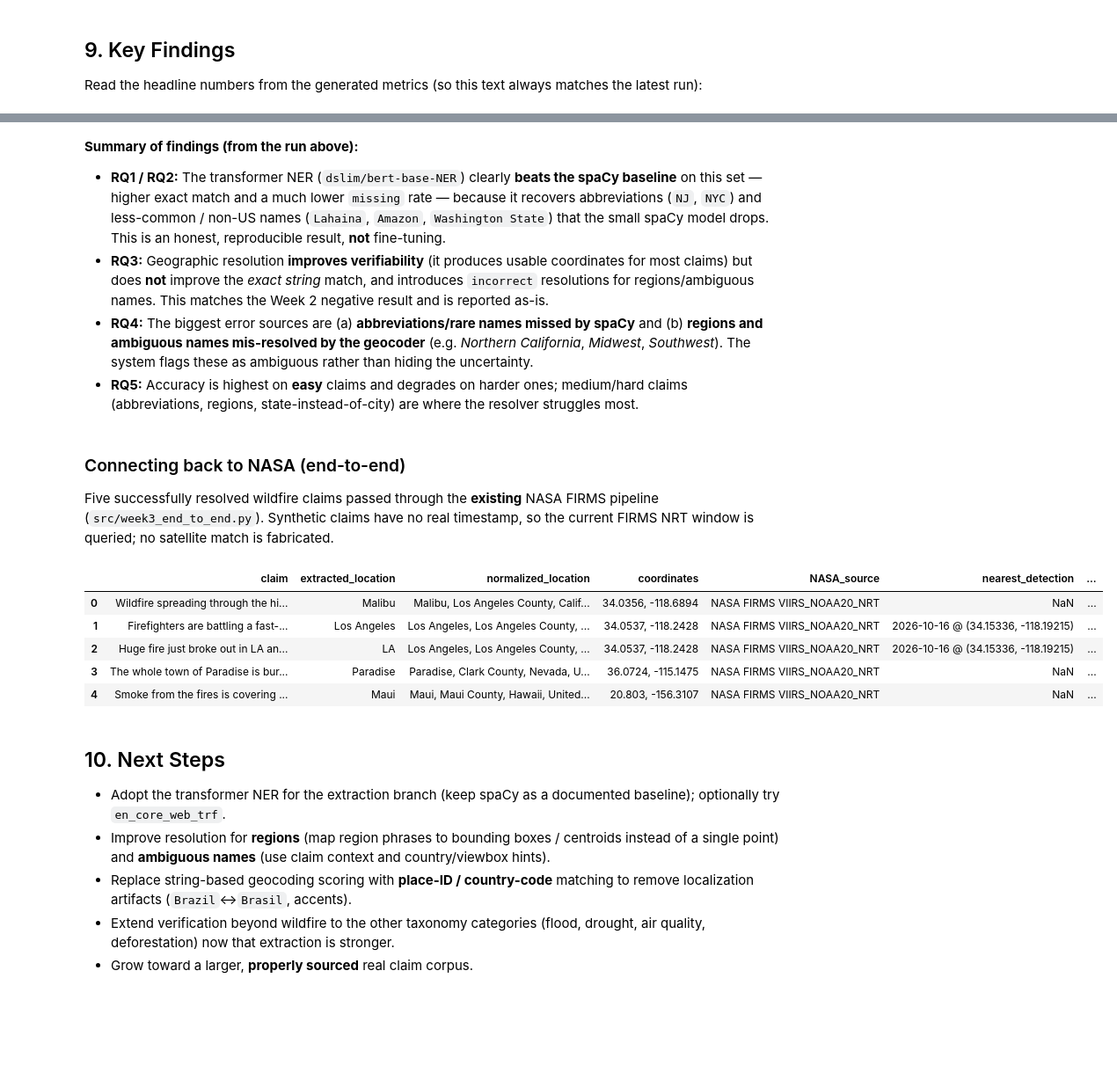
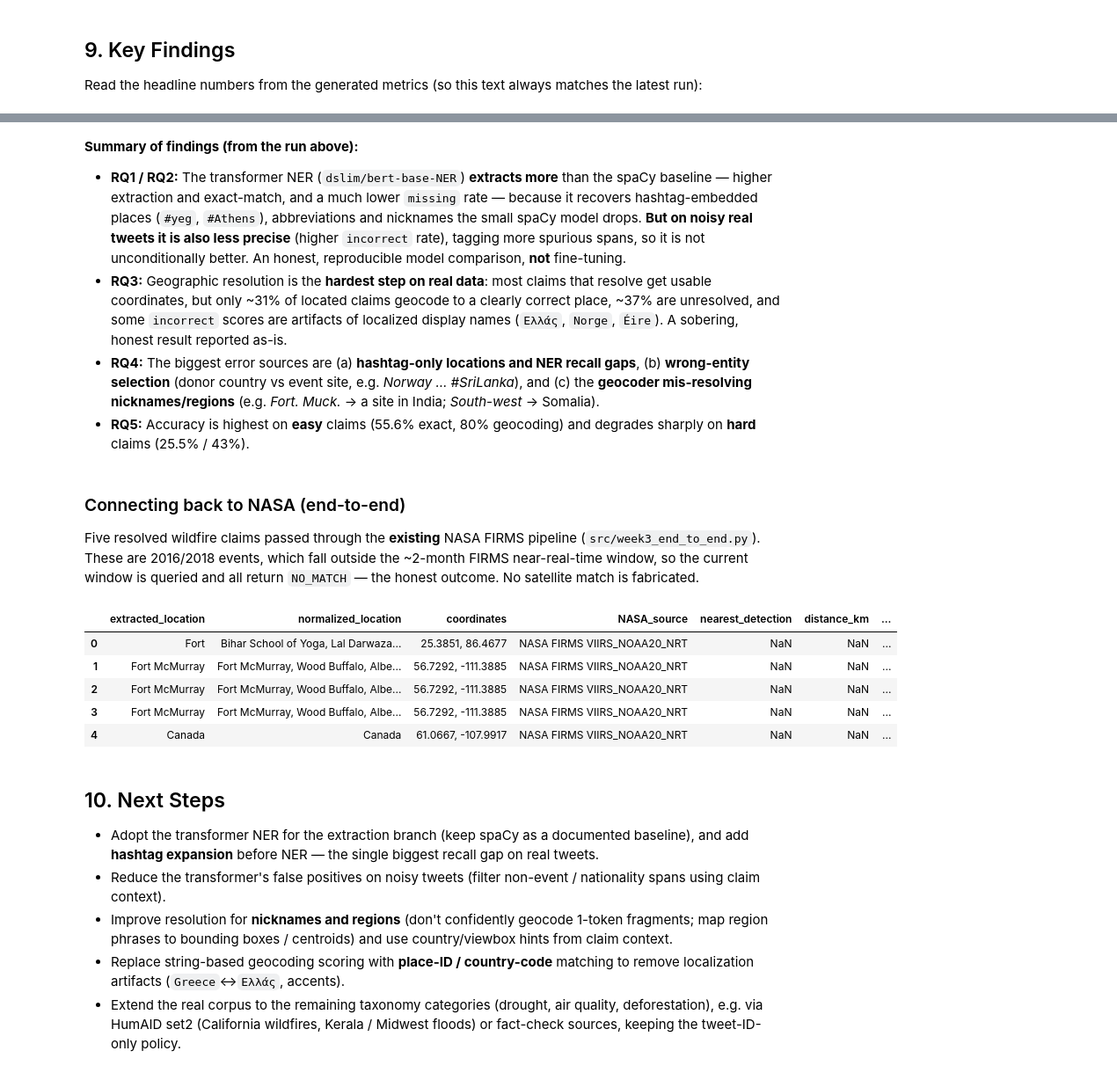
Before and after one commit to sarahain/NASA-Geospatial-Misinformation-Monitor, a Jupyter notebook: notebooks/week3_location_evaluation.ipynb, the cells around one changed output, grey strips where cells are left out. Shown at 88% size. Drawn from its saved outputs; the diff is of its cells as text; code cells hidden in the pictures; blank space fills up the shorter version.

```diff
--- a/notebooks/week3_location_evaluation.ipynb
+++ b/notebooks/week3_location_evaluation.ipynb
@@ -356,52 +384,59 @@ RQ3 — geocoding success rate (geocodable claims): 88.8 %
 # %% [markdown]
 **Summary of findings (from the run above):**
 
-- **RQ1 / RQ2:** The transformer NER (`dslim/bert-base-NER`) clearly **beats the
-  spaCy baseline** on this set — higher exact match and a much lower `missing`
-  rate — because it recovers abbreviations (`NJ`, `NYC`) and less-common / non-US
-  names (`Lahaina`, `Amazon`, `Washington State`) that the small spaCy model drops.
-  This is an honest, reproducible result, **not** fine-tuning.
-- **RQ3:** Geographic resolution **improves verifiability** (it produces usable
-  coordinates for most claims) but does **not** improve the *exact string* match,
-  and introduces `incorrect` resolutions for regions/ambiguous names. This matches
-  the Week 2 negative result and is reported as-is.
-- **RQ4:** The biggest error sources are (a) **abbreviations/rare names missed by
-  spaCy** and (b) **regions and ambiguous names mis-resolved by the geocoder**
-  (e.g. *Northern California*, *Midwest*, *Southwest*). The system flags these as
-  ambiguous rather than hiding the uncertainty.
-- **RQ5:** Accuracy is highest on **easy** claims and degrades on harder ones;
-  medium/hard claims (abbreviations, regions, state-instead-of-city) are where the
-  resolver struggles most.
+- **RQ1 / RQ2:** The transformer NER (`dslim/bert-base-NER`) **extracts more**
+  than the spaCy baseline — higher extraction and exact-match, and a much lower
+  `missing` rate — because it recovers hashtag-embedded places (`#yeg`, `#Athens`),
+  abbreviations and nicknames the small spaCy model drops. **But on noisy real
+  tweets it is also less precise** (higher `incorrect` rate), tagging more
+  spurious spans, so it is not unconditionally better. An honest, reproducible
+  model comparison, **not** fine-tuning.
+- **RQ3:** Geographic resolution is the **hardest step on real data**: most
+  claims that resolve get usable coordinates, but only ~31% of located claims
+  geocode to a clearly correct place, ~37% are unresolved, and some `incorrect`
+  scores are artifacts of localized display names (`Ελλάς`, `Norge`, `Éire`). A
+  sobering, honest result reported as-is.
+- **RQ4:** The biggest error sources are (a) **hashtag-only locations and NER
+  recall gaps**, (b) **wrong-entity selection** (donor country vs event site, e.g.
+  *Norway … #SriLanka*), and (c) the **geocoder mis-resolving nicknames/regions**
+  (e.g. *Fort. Muck.* → a site in India; *South-west* → Somalia).
+- **RQ5:** Accuracy is highest on **easy** claims (55.6% exact, 80% geocoding)
+  and degrades sharply on **hard** claims (25.5% / 43%).
 # %% [markdown]
 ### Connecting back to NASA (end-to-end)
 
-Five successfully resolved wildfire claims passed through the **existing** NASA
-FIRMS pipeline (`src/week3_end_to_end.py`). Synthetic claims have no real
-timestamp, so the current FIRMS NRT window is queried; no satellite match is
-fabricated.
+Five resolved wildfire claims passed through the **existing** NASA FIRMS pipeline
+(`src/week3_end_to_end.py`). These are 2016/2018 events, which fall outside the
+~2-month FIRMS near-real-time window, so the current window is queried and all
+return `NO_MATCH` — the honest outcome. No satellite match is fabricated.
 # %%
 e2e_path = DATA / "week3_end_to_end_examples.csv"
 if e2e_path.exists():
-    display(pd.read_csv(e2e_path))
+    e2e = pd.read_csv(e2e_path)
+    # Drop the raw tweet text column (per HumAID licensing) for display.
+    display(e2e.drop(columns=[c for c in ["claim"] if c in e2e.columns]))
 else:
     print("Run: python src/week3_end_to_end.py (requires FIRMS_MAP_KEY for live detections)")
 # %% [output]
-|  | claim | extracted_location | normalized_location | coordinates | NASA_source | nearest_detection | ... |
-| 0 | Wildfire spreading through the hi... | Malibu | Malibu, Los Angeles County, Calif... | 34.0356, -118.6894 | NASA FIRMS VIIRS_NOAA20_NRT | NaN | ... |
-| 1 | Firefighters are battling a fast-... | Los Angeles | Los Angeles, Los Angeles County, ... | 34.0537, -118.2428 | NASA FIRMS VIIRS_NOAA20_NRT | 2026-10-16 @ (34.15336, -118.19215) | ... |
-| 2 | Huge fire just broke out in LA an... | LA | Los Angeles, Los Angeles County, ... | 34.0537, -118.2428 | NASA FIRMS VIIRS_NOAA20_NRT | 2026-10-16 @ (34.15336, -118.19215) | ... |
-| 3 | The whole town of Paradise is bur... | Paradise | Paradise, Clark County, Nevada, U... | 36.0724, -115.1475 | NASA FIRMS VIIRS_NOAA20_NRT | NaN | ... |
-| 4 | Smoke from the fires is covering ... | Maui | Maui, Maui County, Hawaii, United... | 20.803, -156.3107 | NASA FIRMS VIIRS_NOAA20_NRT | NaN | ... |
+|  | extracted_location | normalized_location | coordinates | NASA_source | nearest_detection | distance_km | ... |
+| 0 | Fort | Bihar School of Yoga, Lal Darwaza... | 25.3851, 86.4677 | NASA FIRMS VIIRS_NOAA20_NRT | NaN | NaN | ... |
+| 1 | Fort McMurray | Fort McMurray, Wood Buffalo, Albe... | 56.7292, -111.3885 | NASA FIRMS VIIRS_NOAA20_NRT | NaN | NaN | ... |
+| 2 | Fort McMurray | Fort McMurray, Wood Buffalo, Albe... | 56.7292, -111.3885 | NASA FIRMS VIIRS_NOAA20_NRT | NaN | NaN | ... |
+| 3 | Fort McMurray | Fort McMurray, Wood Buffalo, Albe... | 56.7292, -111.3885 | NASA FIRMS VIIRS_NOAA20_NRT | NaN | NaN | ... |
+| 4 | Canada | Canada | 61.0667, -107.9917 | NASA FIRMS VIIRS_NOAA20_NRT | NaN | NaN | ... |
 # %% [markdown]
 ## 10. Next Steps
 
 - Adopt the transformer NER for the extraction branch (keep spaCy as a documented
-  baseline); optionally try `en_core_web_trf`.
-- Improve resolution for **regions** (map region phrases to bounding boxes /
-  centroids instead of a single point) and **ambiguous names** (use claim
-  context and country/viewbox hints).
+  baseline), and add **hashtag expansion** before NER — the single biggest recall
+  gap on real tweets.
+- Reduce the transformer's false positives on noisy tweets (filter non-event /
+  nationality spans using claim context).
+- Improve resolution for **nicknames and regions** (don't confidently geocode
+  1-token fragments; map region phrases to bounding boxes / centroids) and use
+  country/viewbox hints from claim context.
 - Replace string-based geocoding scoring with **place-ID / country-code**
-  matching to remove localization artifacts (`Brazil`↔`Brasil`, accents).
-- Extend verification beyond wildfire to the other taxonomy categories (flood,
-  drought, air quality, deforestation) now that extraction is stronger.
-- Grow toward a larger, **properly sourced** real claim corpus.
+  matching to remove localization artifacts (`Greece`↔`Ελλάς`, accents).
+- Extend the real corpus to the remaining taxonomy categories (drought, air
+  quality, deforestation), e.g. via HumAID set2 (California wildfires, Kerala /
+  Midwest floods) or fact-check sources, keeping the tweet-ID-only policy.
```
Also changed, not shown: parts of 14 cells of this notebook, 9 other files.
